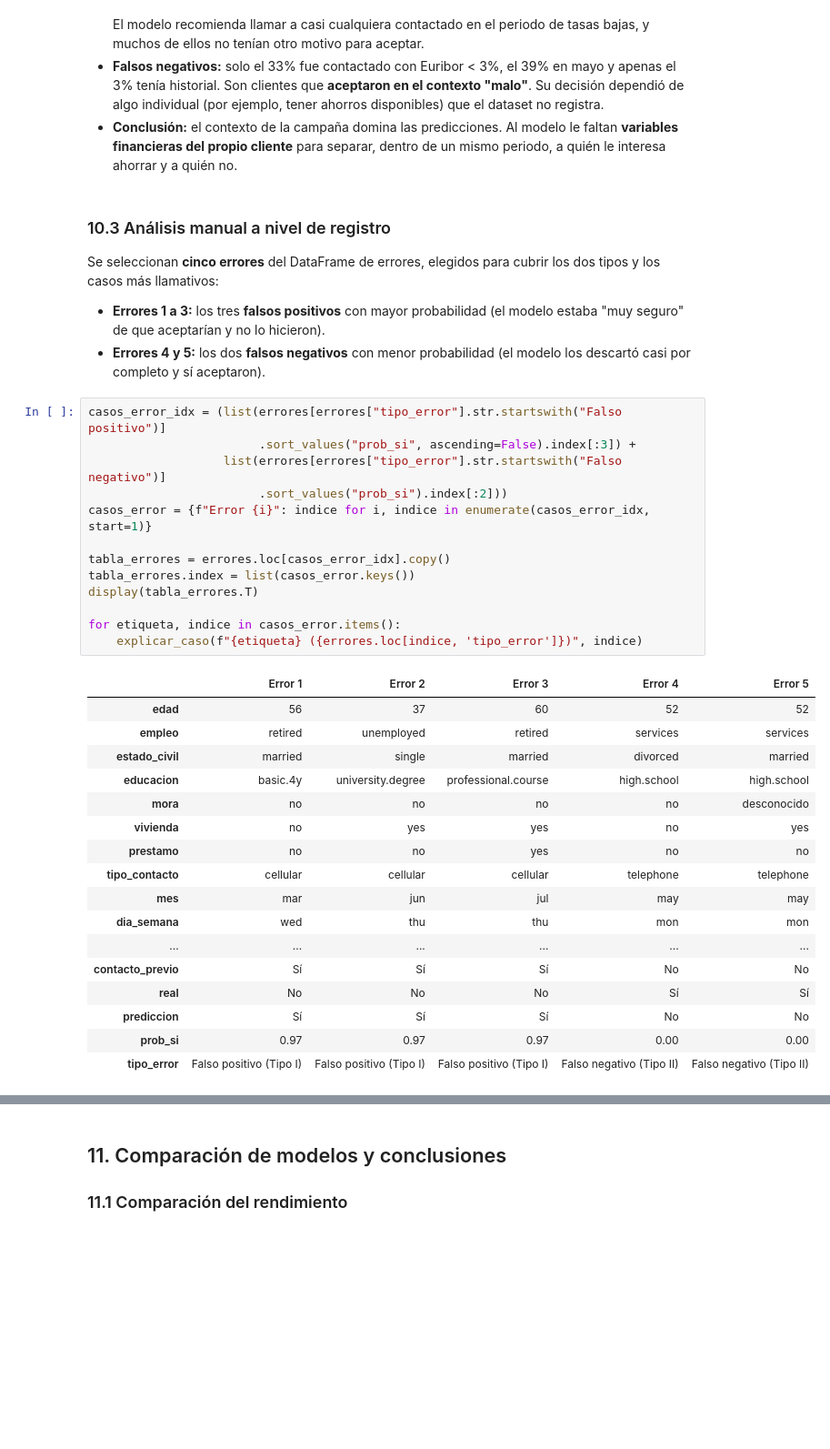
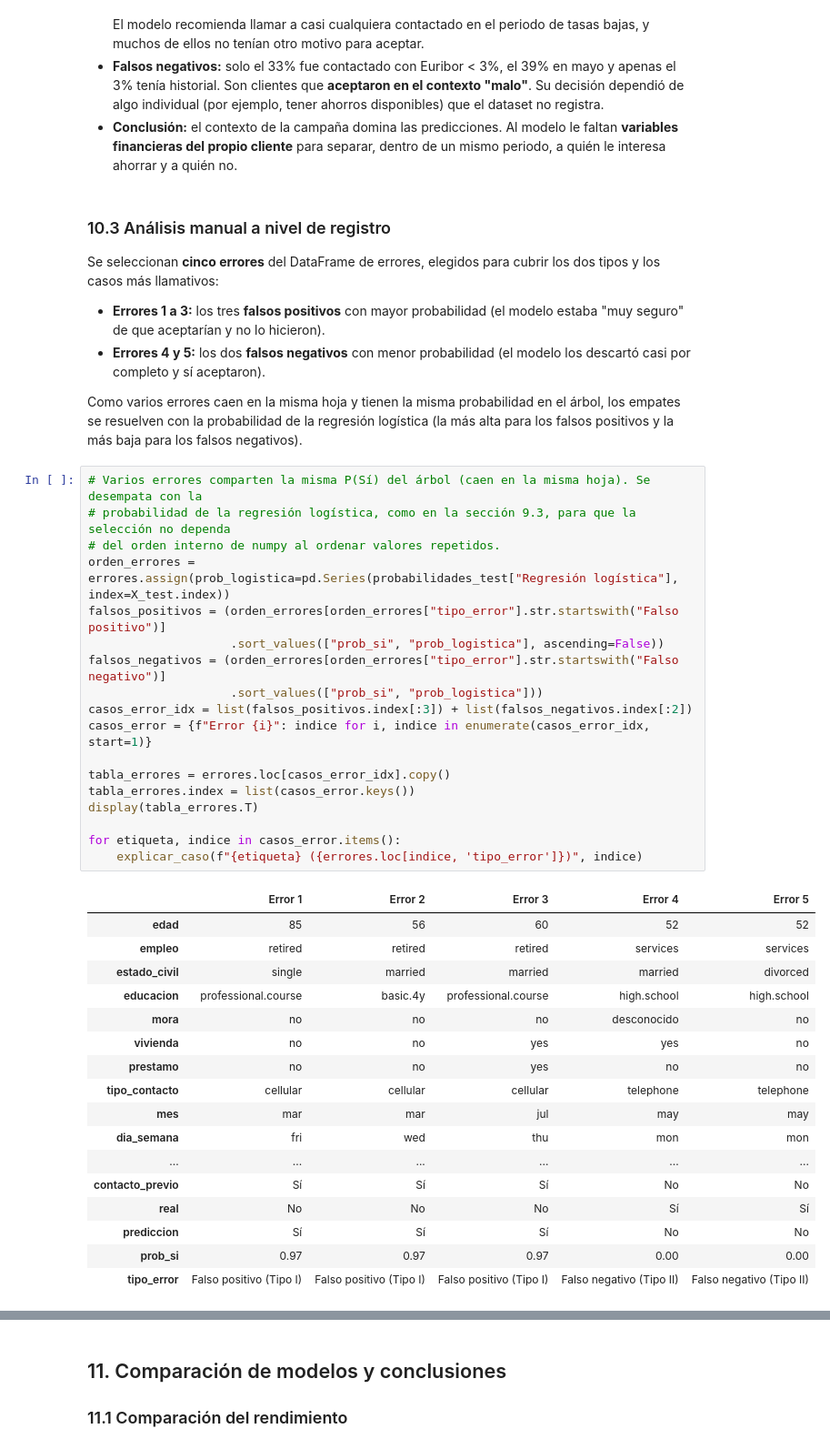
Before and after one commit to Lavacacharles/Predicting-Acceptance-in-Banking-Telemarketing-, a Jupyter notebook: code/proyecto_analisis_bancario.ipynb, the cells around one changed output, grey strips where cells are left out. Shown at 91% size. Saved outputs shown, nothing was run; the diff lists cells and outputs as text; blank space fills up the shorter version.

```diff
--- a/code/proyecto_analisis_bancario.ipynb
+++ b/code/proyecto_analisis_bancario.ipynb
@@ -2335,31 +2335,38 @@ Se seleccionan **cinco errores** del DataFrame de errores, elegidos para cubrir
 
 - **Errores 1 a 3:** los tres **falsos positivos** con mayor probabilidad (el modelo estaba "muy seguro" de que aceptarían y no lo hicieron).
 - **Errores 4 y 5:** los dos **falsos negativos** con menor probabilidad (el modelo los descartó casi por completo y sí aceptaron).
+
+Como varios errores caen en la misma hoja y tienen la misma probabilidad en el árbol, los empates se resuelven con la probabilidad de la regresión logística (la más alta para los falsos positivos y la más baja para los falsos negativos).
 # %%
-casos_error_idx = (list(errores[errores["tipo_error"].str.startswith("Falso positivo")]
-                        .sort_values("prob_si", ascending=False).index[:3]) +
-                   list(errores[errores["tipo_error"].str.startswith("Falso negativo")]
-                        .sort_values("prob_si").index[:2]))
+# Varios errores comparten la misma P(Sí) del árbol (caen en la misma hoja). Se desempata con la
+# probabilidad de la regresión logística, como en la sección 9.3, para que la selección no dependa
+# del orden interno de numpy al ordenar valores repetidos.
+orden_errores = errores.assign(prob_logistica=pd.Series(probabilidades_test["Regresión logística"], index=X_test.index))
+falsos_positivos = (orden_errores[orden_errores["tipo_error"].str.startswith("Falso positivo")]
+                    .sort_values(["prob_si", "prob_logistica"], ascending=False))
+falsos_negativos = (orden_errores[orden_errores["tipo_error"].str.startswith("Falso negativo")]
+                    .sort_values(["prob_si", "prob_logistica"]))
+casos_error_idx = list(falsos_positivos.index[:3]) + list(falsos_negativos.index[:2])
 casos_error = {f"Error {i}": indice for i, indice in enumerate(casos_error_idx, start=1)}
 
 tabla_errores = errores.loc[casos_error_idx].copy()
 tabla_errores.index = list(casos_error.keys())
 display(tabla_errores.T)
 
 for etiqueta, indice in casos_error.items():
     explicar_caso(f"{etiqueta} ({errores.loc[indice, 'tipo_error']})", indice)
 # %% [output]
 |  | Error 1 | Error 2 | Error 3 | Error 4 | Error 5 |
-| edad | 56 | 37 | 60 | 52 | 52 |
-| empleo | retired | unemployed | retired | services | services |
-| estado_civil | married | single | married | divorced | married |
-| educacion | basic.4y | university.degree | professional.course | high.school | high.school |
-| mora | no | no | no | no | desconocido |
-| vivienda | no | yes | yes | no | yes |
+| edad | 85 | 56 | 60 | 52 | 52 |
+| empleo | retired | retired | retired | services | services |
+| estado_civil | single | married | married | married | divorced |
+| educacion | professional.course | basic.4y | professional.course | high.school | high.school |
+| mora | no | no | no | desconocido | no |
+| vivienda | no | no | yes | yes | no |
 | prestamo | no | no | yes | no | no |
 | tipo_contacto | cellular | cellular | cellular | telephone | telephone |
-| mes | mar | jun | jul | may | may |
-| dia_semana | wed | thu | thu | mon | mon |
+| mes | mar | mar | jul | may | may |
+| dia_semana | fri | wed | thu | mon | mon |
 | ... | ... | ... | ... | ... | ... |
 | contacto_previo | Sí | Sí | Sí | No | No |
 | real | No | No | No | Sí | Sí |
```
Also changed, not shown: parts of 30 cells of this notebook, 28 other files.
